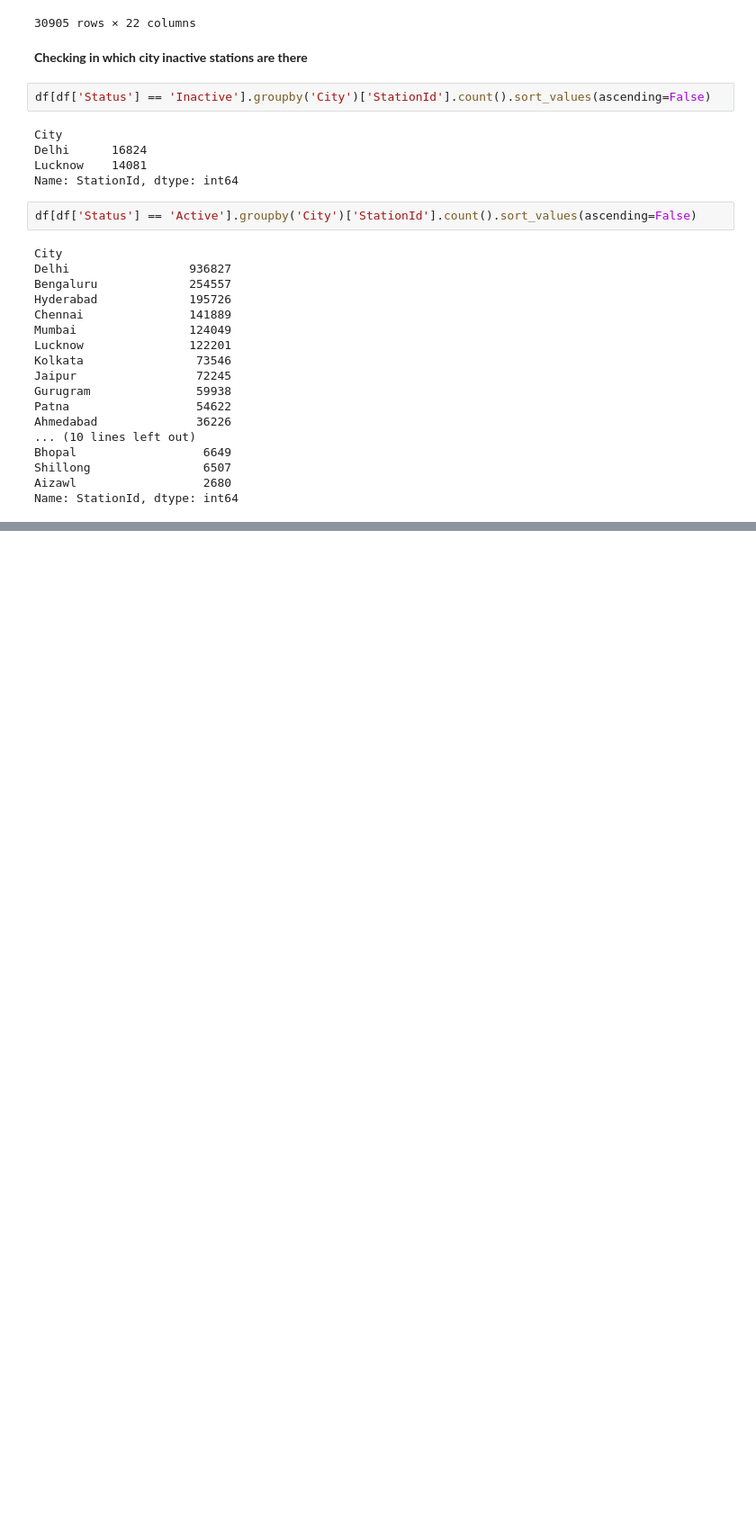
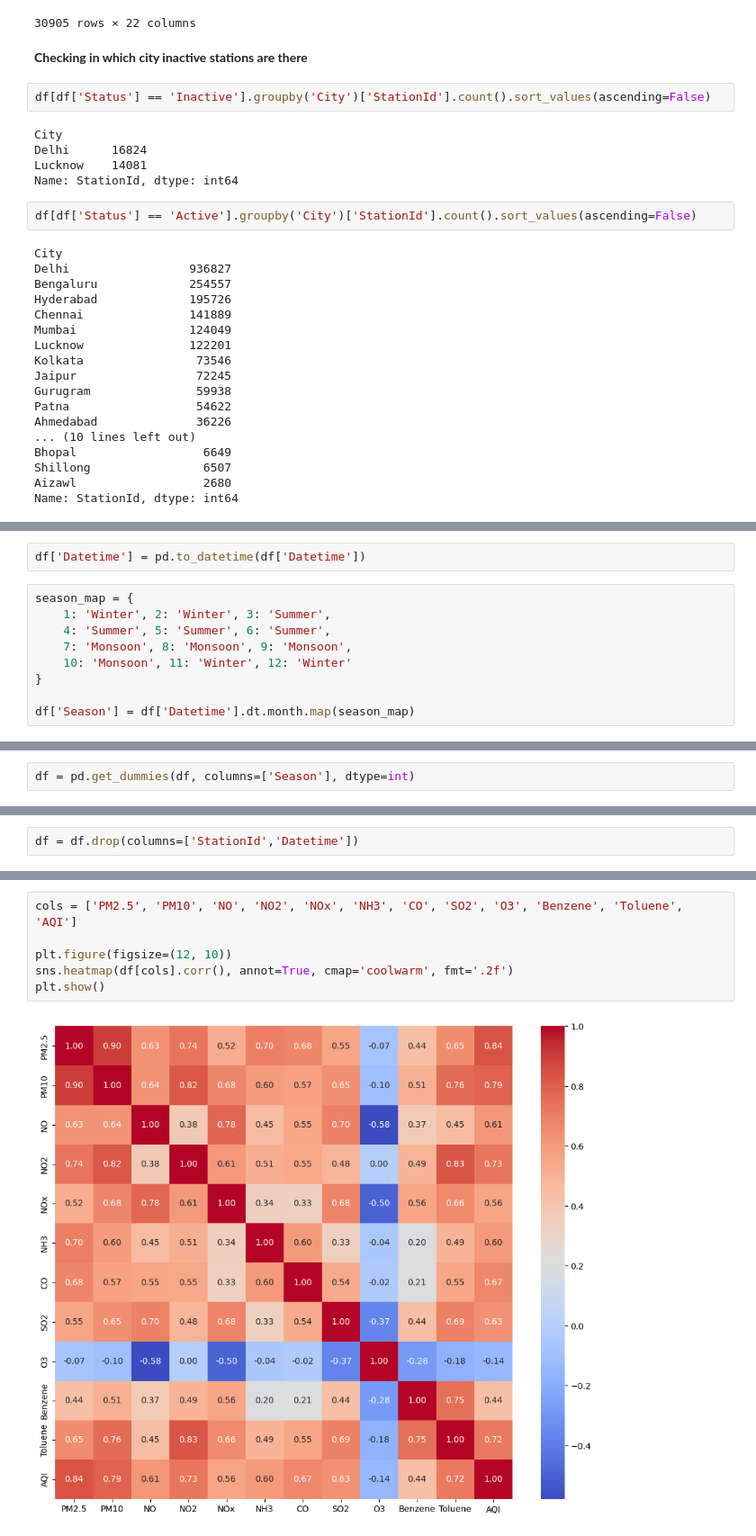
Before and after one commit to Snehratanpara1/AQI_dataset_EDA1, a Jupyter notebook: FE_Stations_Hours.ipynb, the cells around one changed output, grey strips where cells are left out. Shown at 90% size. Saved outputs shown, nothing was run; the diff lists cells and outputs as text; blank space fills up the shorter version.

Commit message:
Updated FE Stations Hours notebook

```diff
--- a/FE_Stations_Hours.ipynb
+++ b/FE_Stations_Hours.ipynb
@@ -569,0 +640,11 @@ Name: StationId, dtype: int64
+# %%
+df['Datetime'] = pd.to_datetime(df['Datetime'])
+# %%
+season_map = {
+    1: 'Winter', 2: 'Winter', 3: 'Summer',
+    4: 'Summer', 5: 'Summer', 6: 'Summer',
+    7: 'Monsoon', 8: 'Monsoon', 9: 'Monsoon',
+    10: 'Monsoon', 11: 'Winter', 12: 'Winter'
+}
+
+df['Season'] = df['Datetime'].dt.month.map(season_map)
@@ -569,0 +661,2 @@ Name: StationId, dtype: int64
+# %%
+df = pd.get_dummies(df, columns=['Season'], dtype=int)
@@ -569,0 +684,2 @@ Name: StationId, dtype: int64
+# %%
+df = df.drop(columns=['StationId','Datetime'])
@@ -569,0 +726,8 @@ Name: StationId, dtype: int64
+# %%
+cols = ['PM2.5', 'PM10', 'NO', 'NO2', 'NOx', 'NH3', 'CO', 'SO2', 'O3', 'Benzene', 'Toluene', 'AQI']
+
+plt.figure(figsize=(12, 10))
+sns.heatmap(df[cols].corr(), annot=True, cmap='coolwarm', fmt='.2f')
+plt.show()
+# %% [output]
+[figure, added]
```
Also changed, not shown: parts of 31 cells of this notebook.
